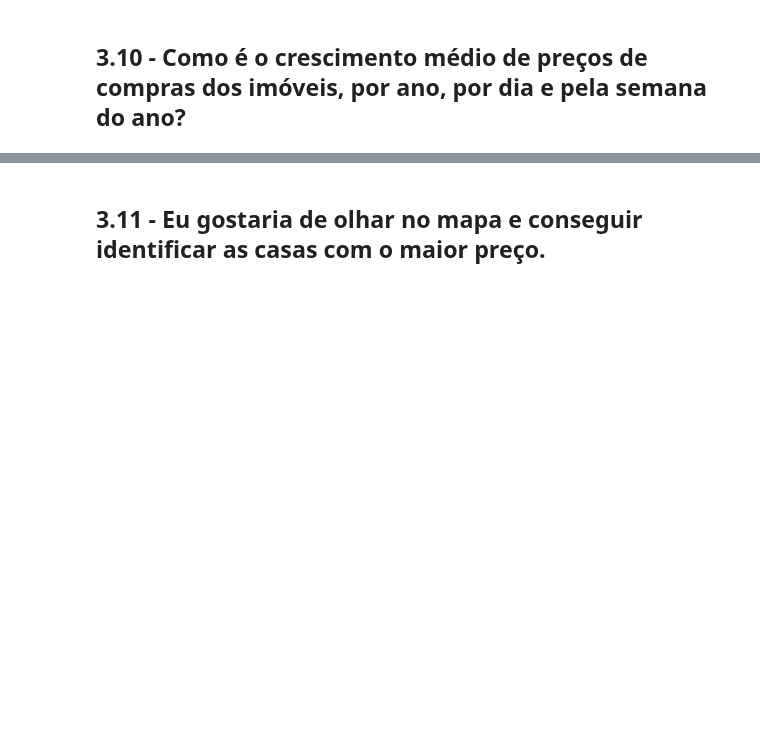
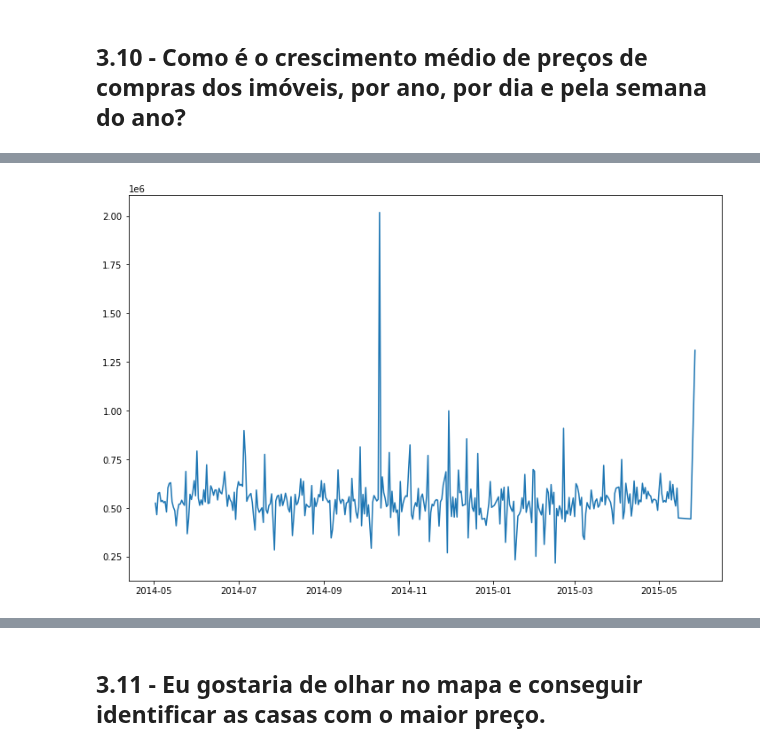
Before and after one commit to AyrtonCossuol/boston-test-dataset-analysis, a Jupyter notebook: house-sales-king-county-USA/first_analyzes.ipynb, the cells around one changed output, grey strips where cells are left out. Saved outputs shown, nothing was run; the diff lists cells and outputs as text; code cells hidden in the pictures; blank space fills up the shorter version.

```diff
--- a/house-sales-king-county-USA/first_analyzes.ipynb
+++ b/house-sales-king-county-USA/first_analyzes.ipynb
@@ -81,0 +244,6 @@ Para 33 quartos, existem 1 imóveis
+# %%
+# Fazendo a criação de uma nova feature year
+data['day'] = pd.to_datetime(data['date'])
+
+by_day = data[['price', 'day']].groupby('day').mean().reset_index()
+by_day
@@ -81,0 +264,6 @@ Para 33 quartos, existem 1 imóveis
+# %%
+plt.figure(figsize=(12, 8))
+plt.plot(by_day['day'], by_day['price'])
+plt.show()
+# %% [output]
+[figure, added]
```
Also changed, not shown: parts of 18 cells of this notebook.
